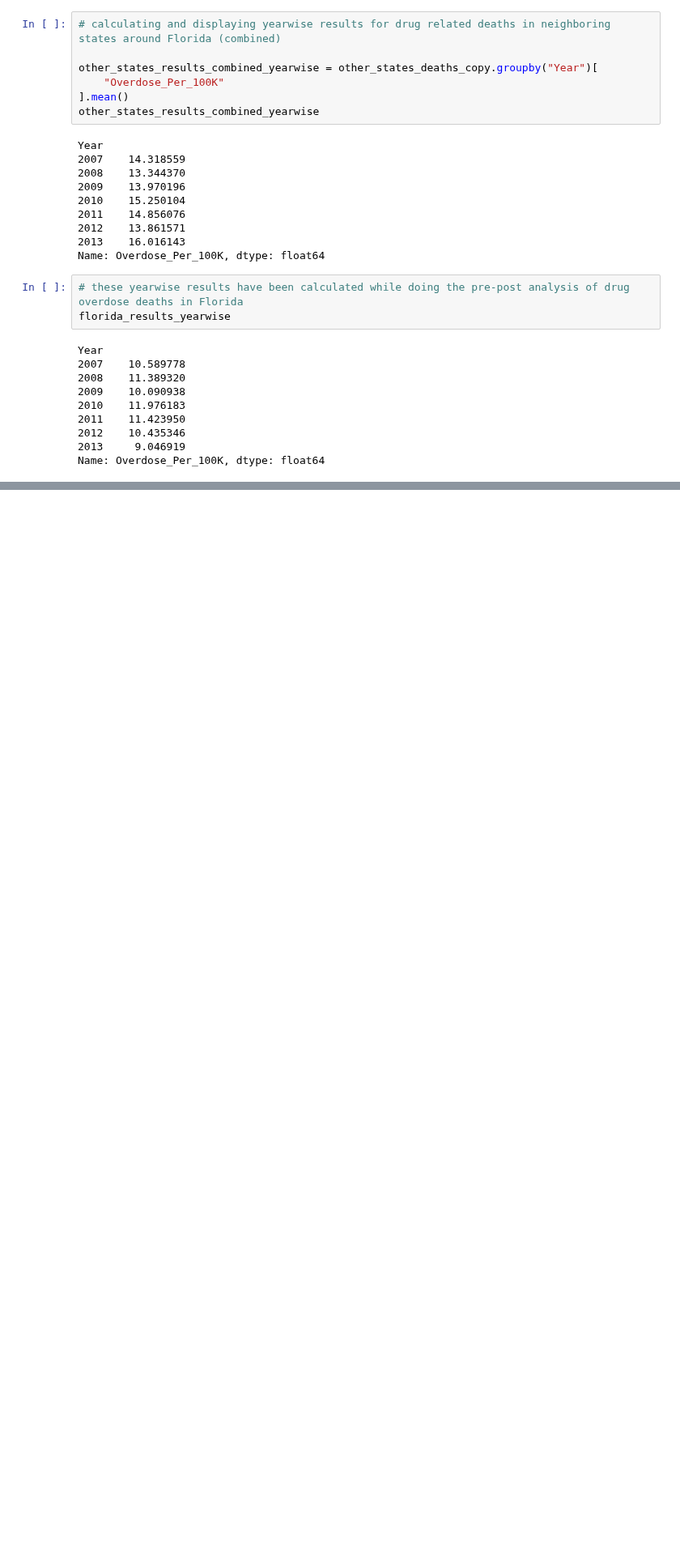
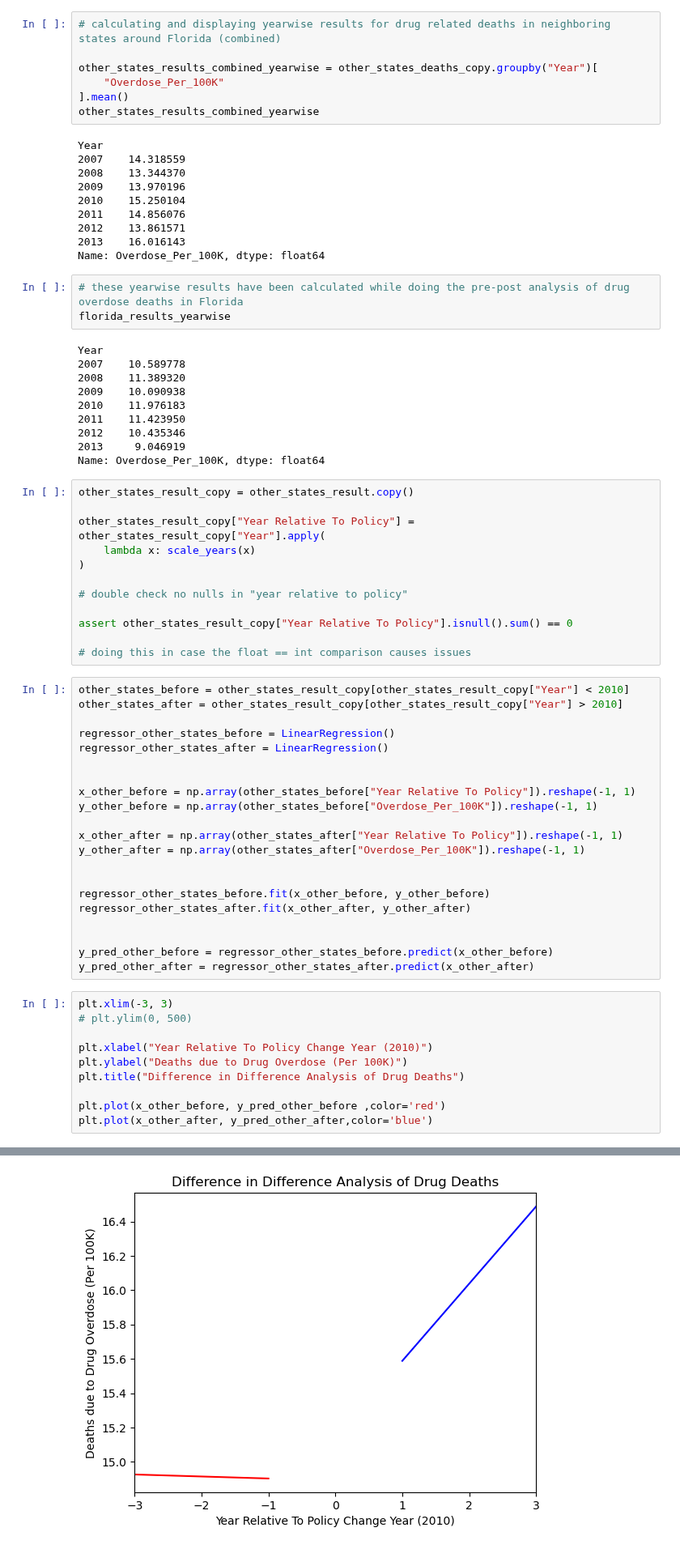
Before and after one commit to abzdel/Opioid-Analysis, a Jupyter notebook: Florida Diff-in-Diff Overdose Deaths.ipynb, the cells around one changed output, grey strips where cells are left out. Shown at 81% size. Cells and saved outputs as stored; diff of their text form; blank space fills up the shorter version.

```diff
--- a/Florida Diff-in-Diff Overdose Deaths.ipynb
+++ b/Florida Diff-in-Diff Overdose Deaths.ipynb
@@ -562,3 +562,47 @@ Year
 2012    10.435346
 2013     9.046919
 Name: Overdose_Per_100K, dtype: float64
+# %%
+other_states_result_copy = other_states_result.copy()
+
+other_states_result_copy["Year Relative To Policy"] = other_states_result_copy["Year"].apply(
+    lambda x: scale_years(x)
+)
+
+# double check no nulls in "year relative to policy"
+
+assert other_states_result_copy["Year Relative To Policy"].isnull().sum() == 0
+
+# doing this in case the float == int comparison causes issues
+# %%
+other_states_before = other_states_result_copy[other_states_result_copy["Year"] < 2010]
+other_states_after = other_states_result_copy[other_states_result_copy["Year"] > 2010]
+
+regressor_other_states_before = LinearRegression()
+regressor_other_states_after = LinearRegression()
+
+
+x_other_before = np.array(other_states_before["Year Relative To Policy"]).reshape(-1, 1)
+y_other_before = np.array(other_states_before["Overdose_Per_100K"]).reshape(-1, 1)
+
+x_other_after = np.array(other_states_after["Year Relative To Policy"]).reshape(-1, 1)
+y_other_after = np.array(other_states_after["Overdose_Per_100K"]).reshape(-1, 1)
+
+
+regressor_other_states_before.fit(x_other_before, y_other_before)
+regressor_other_states_after.fit(x_other_after, y_other_after)
+
+
+y_pred_other_before = regressor_other_states_before.predict(x_other_before)
+y_pred_other_after = regressor_other_states_after.predict(x_other_after)
+# %%
+plt.xlim(-3, 3)
+# plt.ylim(0, 500)
+
+plt.xlabel("Year Relative To Policy Change Year (2010)")
+plt.ylabel("Deaths due to Drug Overdose (Per 100K)")
+plt.title("Difference in Difference Analysis of Drug Deaths")
+
+plt.plot(x_other_before, y_pred_other_before ,color='red')
+plt.plot(x_other_after, y_pred_other_after,color='blue')
+# %% [output]
@@ -564,0 +610 @@ Name: Overdose_Per_100K, dtype: float64
+[figure, added]
```
Also changed, not shown: parts of 1 cell of this notebook.
